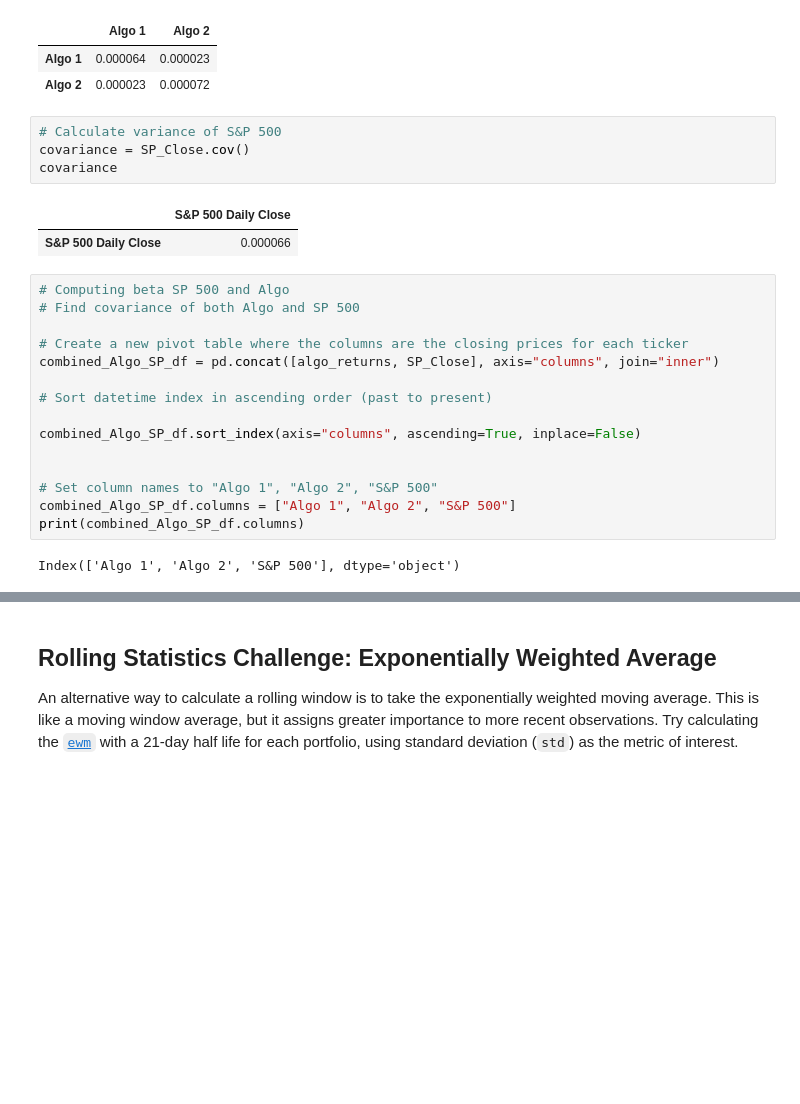
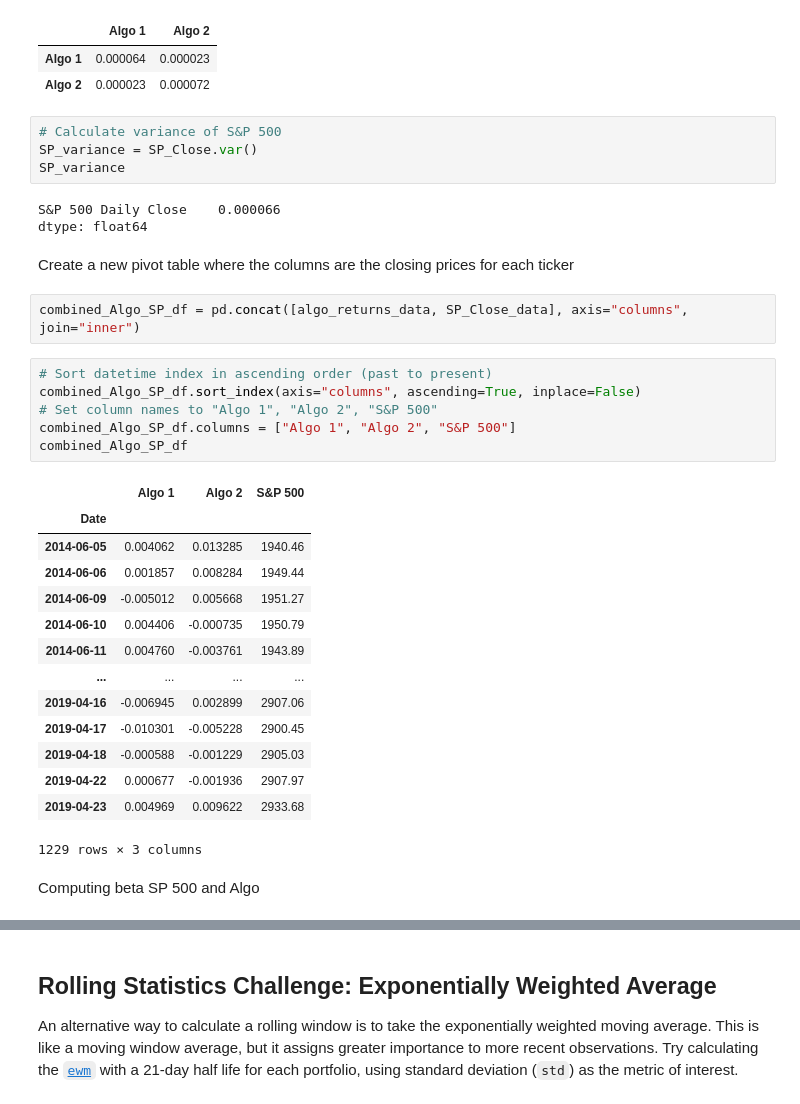
Before and after one commit to JamelBoyer/J_Boyer_Bootcamp, a Jupyter notebook: 02-Homework/04-Pandas/Instructions/Starter_Code/whale_analysis.ipynb, the cells around one changed output, grey strips where cells are left out. Saved outputs shown, nothing was run; the diff lists cells and outputs as text; blank space fills up the shorter version.

```diff
--- a/02-Homework/04-Pandas/Instructions/Starter_Code/whale_analysis.ipynb
+++ b/02-Homework/04-Pandas/Instructions/Starter_Code/whale_analysis.ipynb
@@ -478,25 +483,35 @@ algo_covariance
 | Algo 2 | 0.000023 | 0.000072 |
 # %%
 # Calculate variance of S&P 500
-covariance = SP_Close.cov()
-covariance
+SP_variance = SP_Close.var()
+SP_variance
 # %% [output]
-|  | S&P 500 Daily Close |
-| S&P 500 Daily Close | 0.000066 |
+S&P 500 Daily Close    0.000066
+dtype: float64
+# %% [markdown]
+Create a new pivot table where the columns are the closing prices for each ticker
+# %%
+combined_Algo_SP_df = pd.concat([algo_returns_data, SP_Close_data], axis="columns", join="inner")
 # %%
-# Computing beta SP 500 and Algo
-# Find covariance of both Algo and SP 500
-
-# Create a new pivot table where the columns are the closing prices for each ticker
-combined_Algo_SP_df = pd.concat([algo_returns, SP_Close], axis="columns", join="inner")
-
 # Sort datetime index in ascending order (past to present)
-
 combined_Algo_SP_df.sort_index(axis="columns", ascending=True, inplace=False)
-
-
 # Set column names to "Algo 1", "Algo 2", "S&P 500"
 combined_Algo_SP_df.columns = ["Algo 1", "Algo 2", "S&P 500"]
-print(combined_Algo_SP_df.columns)
+combined_Algo_SP_df
 # %% [output]
+|  | Algo 1 | Algo 2 | S&P 500 |
+| Date |  |  |  |
+| 2014-06-05 | 0.004062 | 0.013285 | 1940.46 |
+| 2014-06-06 | 0.001857 | 0.008284 | 1949.44 |
+| 2014-06-09 | -0.005012 | 0.005668 | 1951.27 |
+| 2014-06-10 | 0.004406 | -0.000735 | 1950.79 |
+| 2014-06-11 | 0.004760 | -0.003761 | 1943.89 |
+| ... | ... | ... | ... |
+| 2019-04-16 | -0.006945 | 0.002899 | 2907.06 |
+| 2019-04-17 | -0.010301 | -0.005228 | 2900.45 |
+| 2019-04-18 | -0.000588 | -0.001229 | 2905.03 |
+| 2019-04-22 | 0.000677 | -0.001936 | 2907.97 |
+| 2019-04-23 | 0.004969 | 0.009622 | 2933.68 |
-Index(['Algo 1', 'Algo 2', 'S&P 500'], dtype='object')
+1229 rows × 3 columns
+# %% [markdown]
+Computing beta SP 500 and Algo
```
Also changed, not shown: parts of 18 cells of this notebook.
